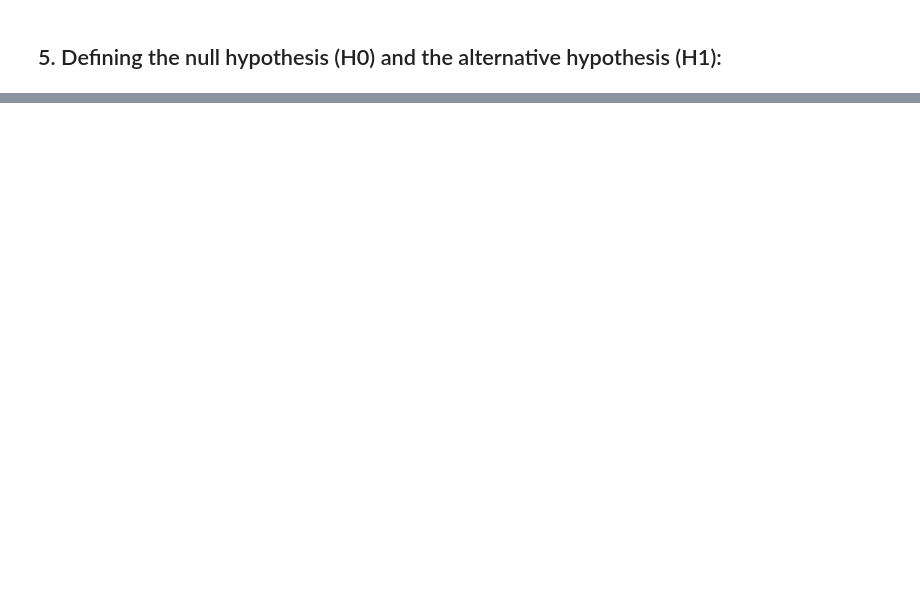
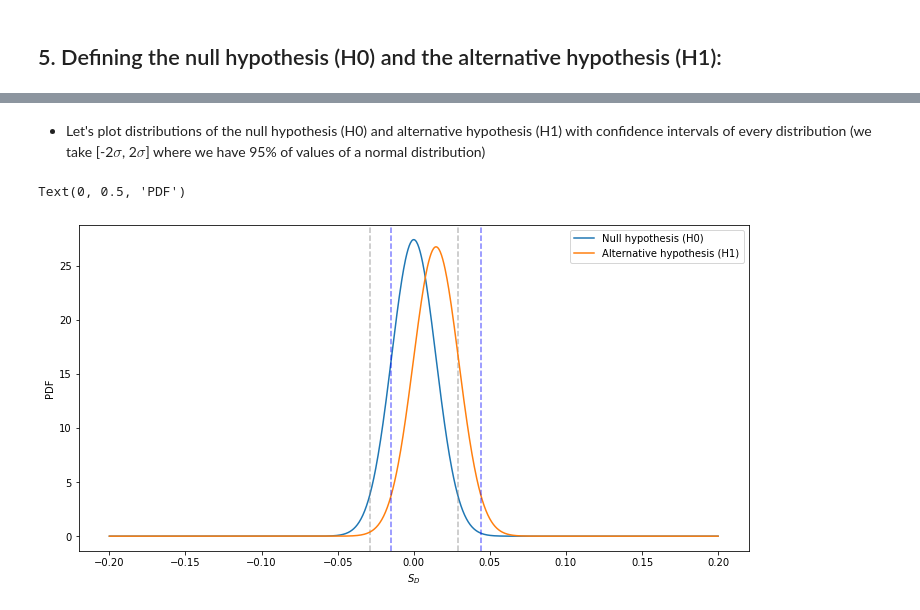
Before and after one commit to aahouzi/AB_test_guidlines, a Jupyter notebook: notebooks/ab_test_guidlines.ipynb, the cells around one changed output, grey strips where cells are left out. Drawn from its saved outputs; the diff is of its cells as text; code cells hidden in the pictures; blank space fills up the shorter version.

```diff
--- a/notebooks/ab_test_guidlines.ipynb
+++ b/notebooks/ab_test_guidlines.ipynb
@@ -216,0 +248,27 @@ $$
+# %%
+# Define mean and std of (H0) and (H1) distributions
+s_A = np.sqrt(p_a * (1 - p_a))
+s_B = np.sqrt(p_b * (1 - p_b))
+mu_h0, mu_h1 = 0, p_b - p_a
+std_h0 = s_A * np.sqrt(1 / a_total + 1 / b_total)
+std_h1 = np.sqrt(s_A**2 / a_total + s_B**2 / b_total)
+# %% [markdown]
+- Let's plot distributions of the null hypothesis (H0) and alternative hypothesis (H1) with confidence intervals of every distribution (we take [-2$\sigma$, 2$\sigma$] where we have 95\% of values of a normal distribution)
+# %%
+fig, ax = plt.subplots(figsize=(12,6))
+x = np.linspace(-.2, .2, 1000)
+y_h0 = scs.norm(mu_h0, std_h0).pdf(x)
+ax.plot(x, y_h0, label="Null hypothesis (H0)")
+ax.axvline(x=mu_h0 - 2*std_h0, c='grey', alpha=0.5, linestyle='--')
+ax.axvline(x=mu_h0 + 2*std_h0, c='grey', alpha=0.5, linestyle='--')
+
+y_h1 = scs.norm(mu_h1, std_h1).pdf(x)
+ax.plot(x, y_h1, label="Alternative hypothesis (H1)")
+ax.axvline(x=mu_h1 - 2*std_h1, c='blue', alpha=0.5, linestyle='--')
+ax.axvline(x=mu_h1 + 2*std_h1, c='blue', alpha=0.5, linestyle='--')
+plt.legend()
+plt.xlabel('$S_D$')
+plt.ylabel('PDF')
+# %% [output]
+Text(0, 0.5, 'PDF')
+[figure, added]
```
Also changed, not shown: parts of 16 cells of this notebook, 2 other files.
